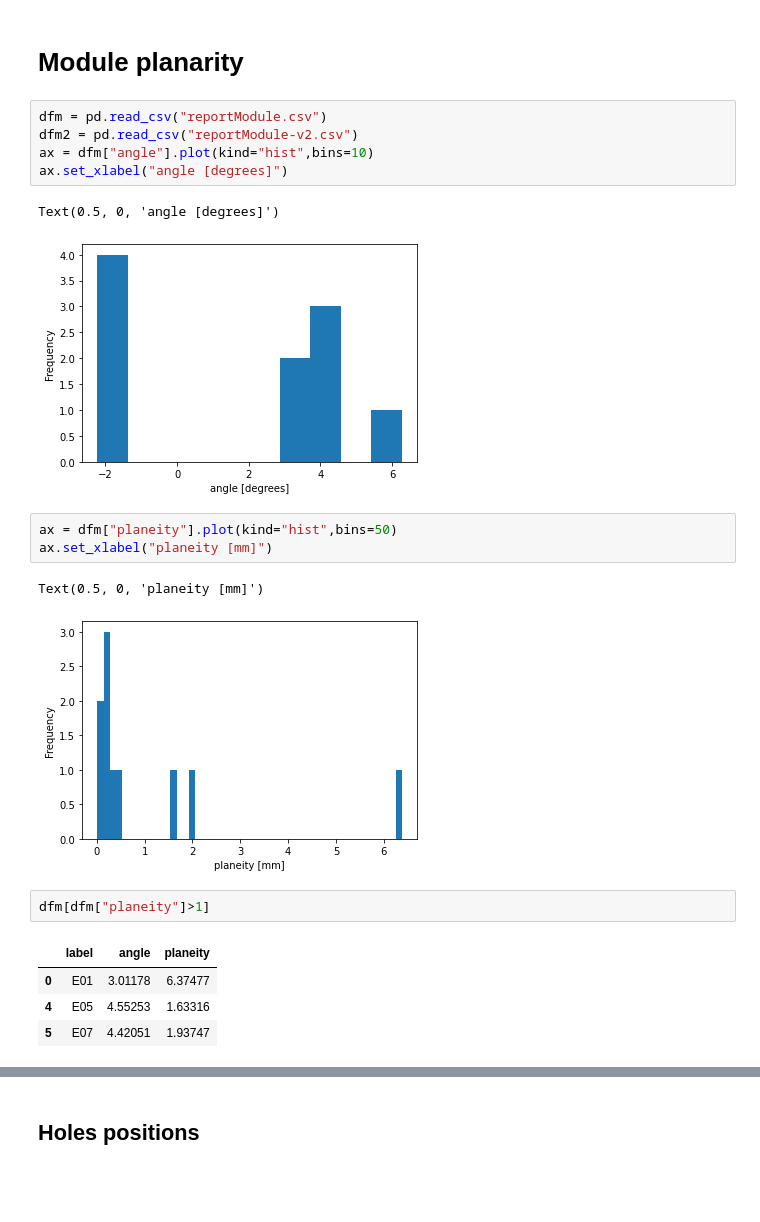
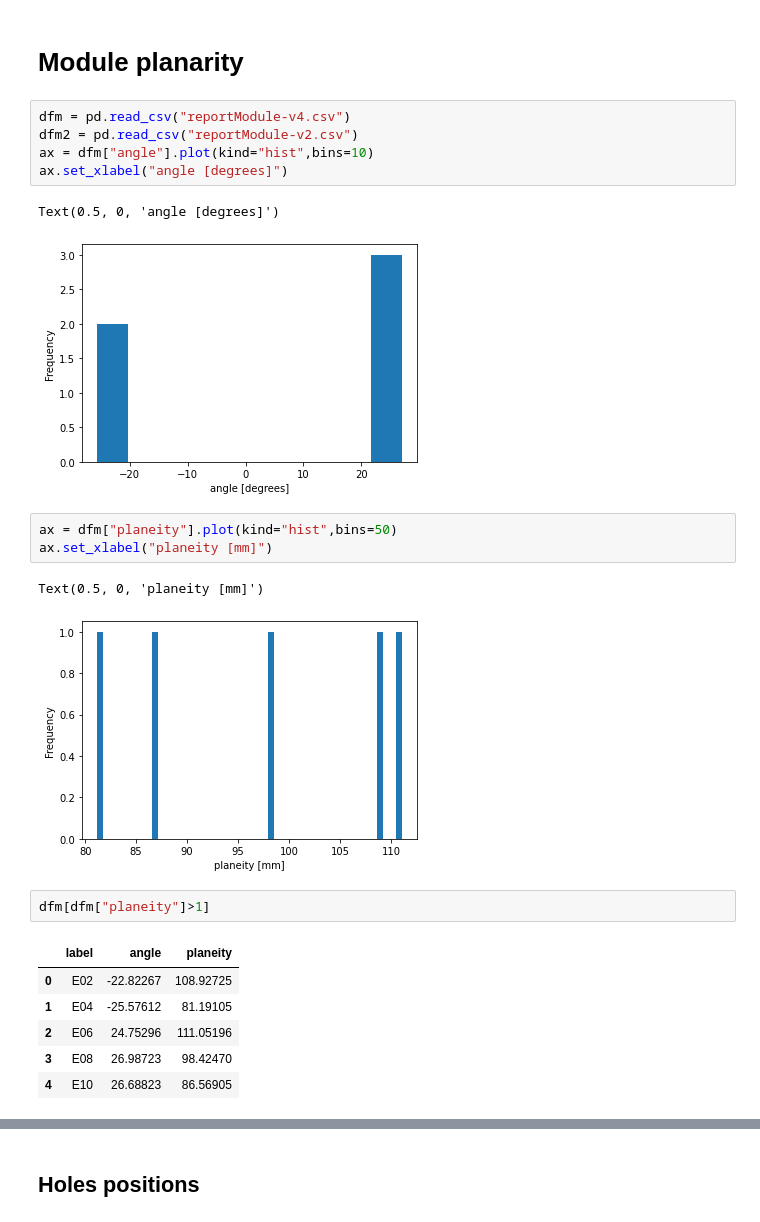
Before and after one commit to echabert/CMMPyAna, a Jupyter notebook: PandaAna.ipynb, the cells around one changed output, grey strips where cells are left out. Saved outputs shown, nothing was run; the diff lists cells and outputs as text; blank space fills up the shorter version.

Commit message:
new plots for analysis

```diff
--- a/PandaAna.ipynb
+++ b/PandaAna.ipynb
@@ -117,26 +107,28 @@ KeyError: 'planeity'
 # %% [markdown]
 # Module planarity
 # %%
-dfm = pd.read_csv("reportModule.csv")
+dfm = pd.read_csv("reportModule-v4.csv")
 dfm2 = pd.read_csv("reportModule-v2.csv")
 ax = dfm["angle"].plot(kind="hist",bins=10)
 ax.set_xlabel("angle [degrees]")
 # %% [output]
 Text(0.5, 0, 'angle [degrees]')
-[figure, old version]
+[figure, new version]
 # %%
 ax = dfm["planeity"].plot(kind="hist",bins=50)
 ax.set_xlabel("planeity [mm]")
 # %% [output]
 Text(0.5, 0, 'planeity [mm]')
-[figure, old version]
+[figure, new version]
 # %%
 dfm[dfm["planeity"]>1]
 # %% [output]
 |  | label | angle | planeity |
-| 0 | E01 | 3.01178 | 6.37477 |
-| 4 | E05 | 4.55253 | 1.63316 |
-| 5 | E07 | 4.42051 | 1.93747 |
+| 0 | E02 | -22.82267 | 108.92725 |
+| 1 | E04 | -25.57612 | 81.19105 |
+| 2 | E06 | 24.75296 | 111.05196 |
+| 3 | E08 | 26.98723 | 98.42470 |
+| 4 | E10 | 26.68823 | 86.56905 |
 # %%
 ax = dfm[dfm["planeity"]<1]["planeity"].plot(kind="hist",bins=10)
 ax.set_xlabel("planeity [mm]")
```
Also changed, not shown: parts of 51 cells of this notebook.
